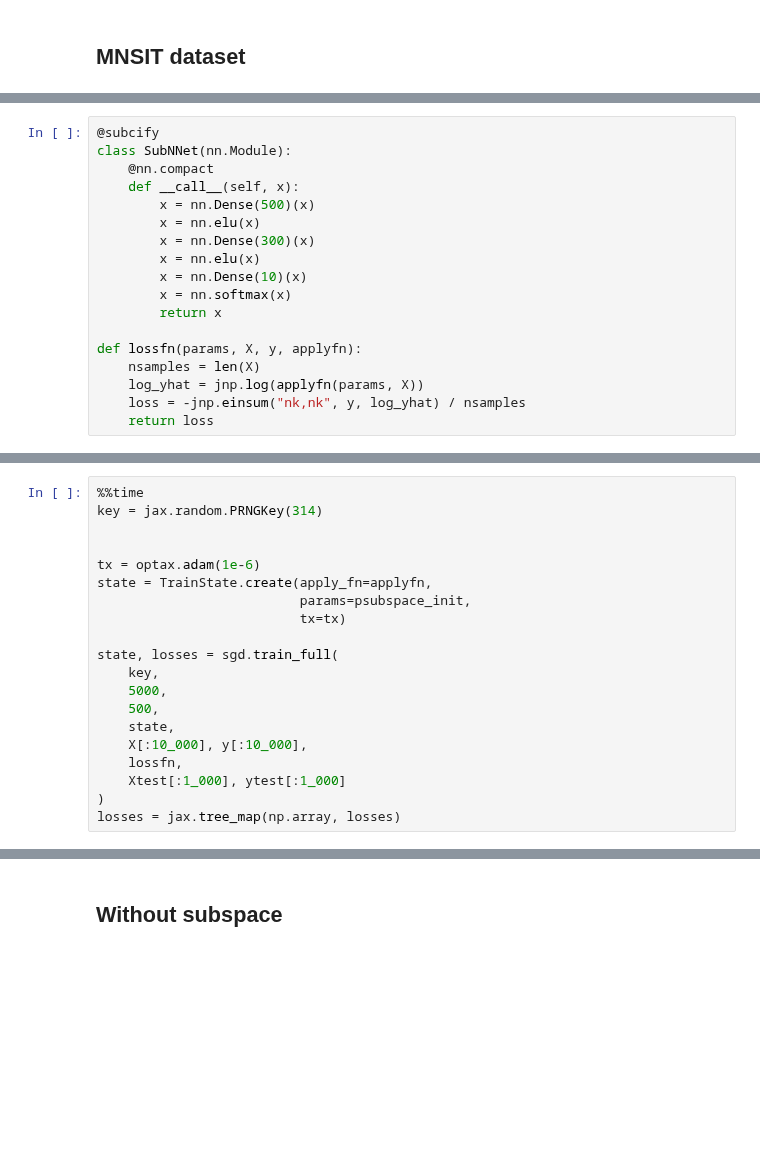
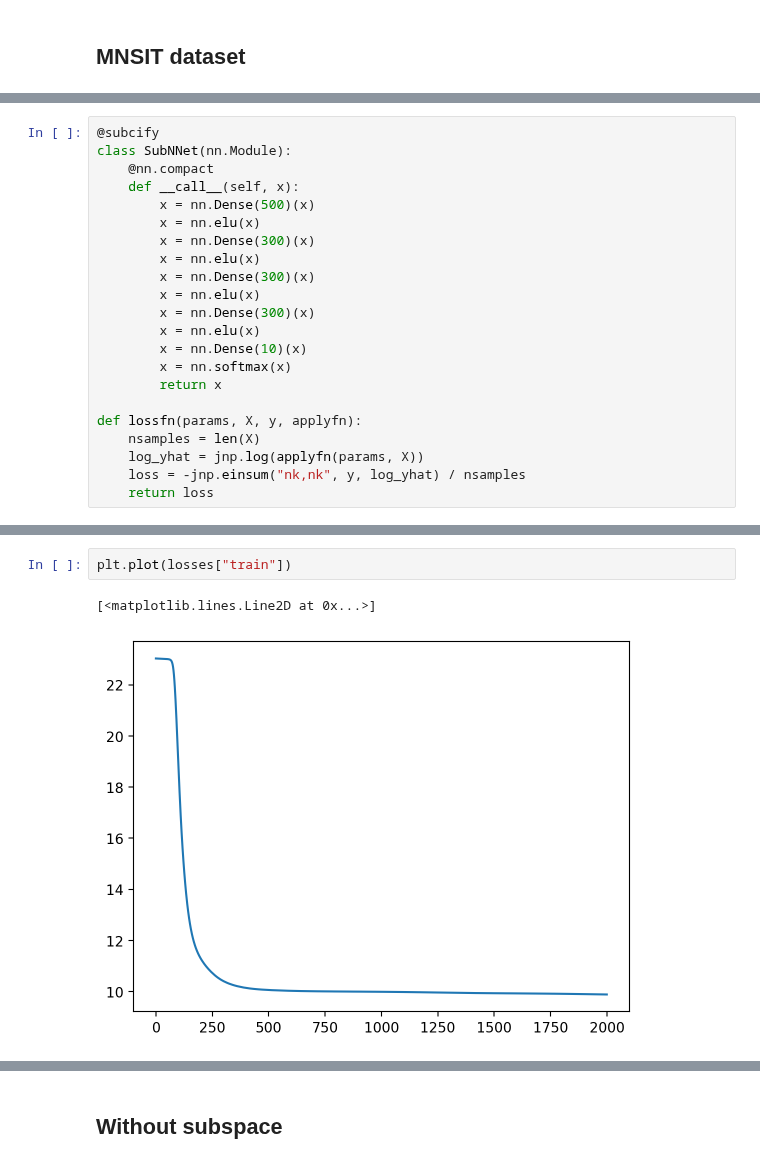
Before and after one commit to probml/rebayes, a Jupyter notebook: demos/basics/subspace-ekf.ipynb, the cells around one changed output, grey strips where cells are left out. Drawn from its saved outputs; the diff is of its cells as text; blank space fills up the shorter version.

```diff
--- a/demos/basics/subspace-ekf.ipynb
+++ b/demos/basics/subspace-ekf.ipynb
@@ -146,6 +142,10 @@ class SubNNet(nn.Module):
     @nn.compact
     def __call__(self, x):
         x = nn.Dense(500)(x)
+        x = nn.elu(x)
+        x = nn.Dense(300)(x)
+        x = nn.elu(x)
+        x = nn.Dense(300)(x)
         x = nn.elu(x)
         x = nn.Dense(300)(x)
         x = nn.elu(x)
@@ -188,20 +180,0 @@ def applyfn(psubspace, X):
-# %%
-%%time
-key = jax.random.PRNGKey(314)
-
-
-tx = optax.adam(1e-6)
-state = TrainState.create(apply_fn=applyfn,
-                          params=psubspace_init,
-                          tx=tx)
-
-state, losses = sgd.train_full(
-    key,
-    5000,
-    500,
-    state,
-    X[:10_000], y[:10_000],
-    lossfn,
-    Xtest[:1_000], ytest[:1_000]
-)
-losses = jax.tree_map(np.array, losses)
@@ -208,3 +210,8 @@ losses = jax.tree_map(np.array, losses)
+# %%
+plt.plot(losses["train"])
+# %% [output]
+[<matplotlib.lines.Line2D at 0x...>]
+[figure, added]
 # %%
 ytest_hat = state.apply_fn(state.params, Xtest)
 (ytest.argmax(axis=1) == ytest_hat.argmax(axis=1)).mean()
```
Also changed, not shown: parts of 14 cells of this notebook.
